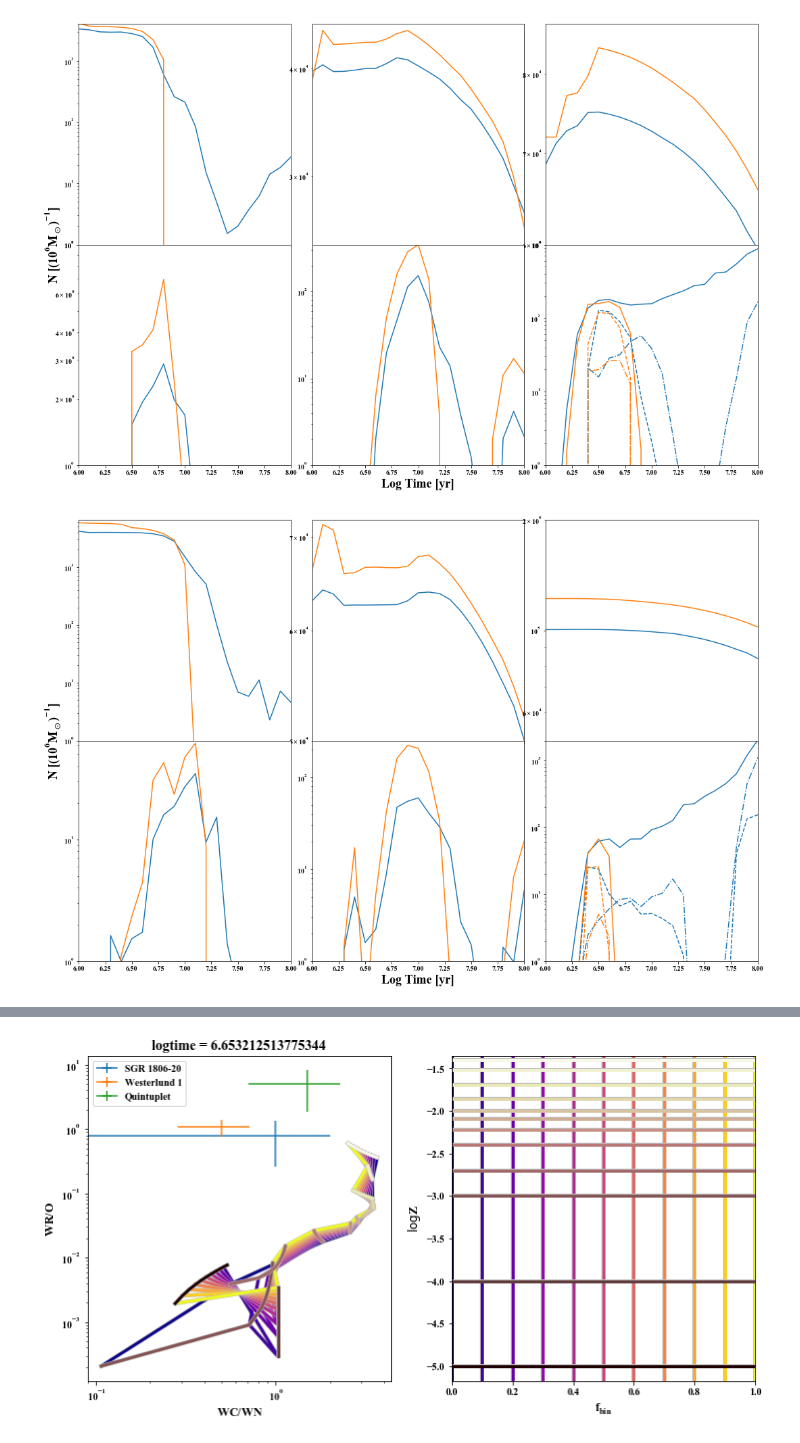
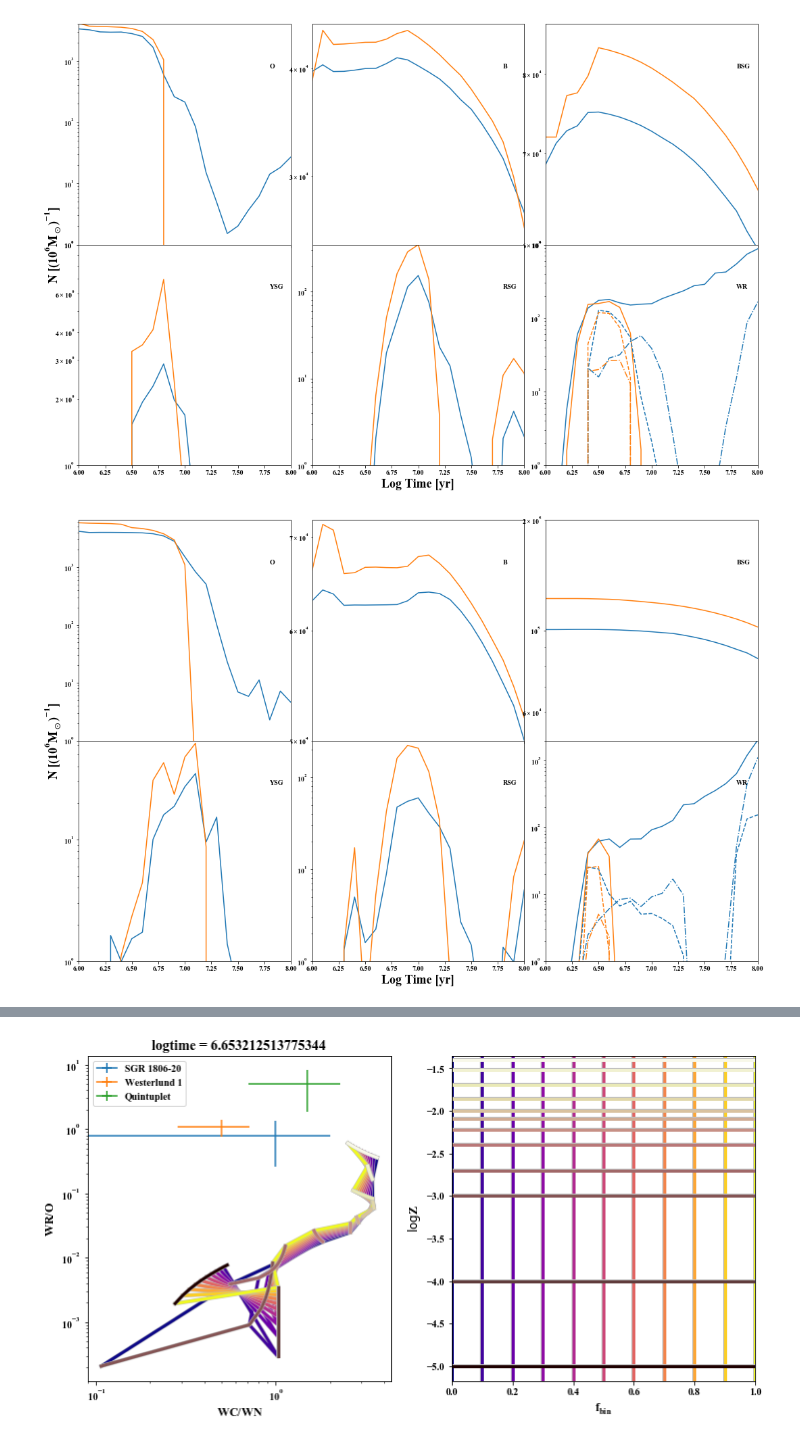
Before and after one commit to tzdwi/Diagnostics, a Jupyter notebook: code/diagnostics.ipynb, the cells around one changed output, grey strips where cells are left out. Saved outputs shown, nothing was run; the diff lists cells and outputs as text; code cells hidden in the pictures.

Commit message:
more diagnostic plots for paper

```diff
--- a/code/diagnostics.ipynb
+++ b/code/diagnostics.ipynb
@@ -79,34 +79,42 @@ ax2.plot(logages,get_arrs('B','z014')[0])
 ax2.plot(logages,get_arrs('B','z014')[1])
 
 ax3.plot(logages,get_arrs('BSG','z014')[0])
 ax3.plot(logages,get_arrs('BSG','z014')[1])
 
 ax4.plot(logages,get_arrs('YSG','z014')[0])
 ax4.plot(logages,get_arrs('YSG','z014')[1])
 
 ax5.plot(logages,get_arrs('RSG','z014')[0])
 ax5.plot(logages,get_arrs('RSG','z014')[1])
 
 ax6.plot(logages,get_arrs('WR','z014')[0],c='C0')
 ax6.plot(logages,get_arrs('WR','z014')[1],c='C1')
 ax6.plot(logages,get_arrs('WC','z014')[0],c='C0',ls='--')
 ax6.plot(logages,get_arrs('WC','z014')[1],c='C1',ls='--')
 ax6.plot(logages,get_arrs('WN','z014')[0],c='C0',ls='-.')
 ax6.plot(logages,get_arrs('WN','z014')[1],c='C1',ls='-.')
 
 ax1.set(xlim=(6,8), ylim=(1,4000),yscale='log')
 ax2.set(ylim=(2.5e4,4.5e4),yscale='log')
 ax3.set(ylim=(6e4,8.7e4),yscale='log')
 ax4.set(ylim=(1,10),yscale='log')
 ax5.set(ylim=(1,350),yscale='log')
 ax6.set(ylim=(1,1000),yscale='log')
 
+ax1.annotate('O', xy=(0,0), xycoords='axes fraction', xytext=(0.9, 0.8), textcoords='axes fraction')
+ax2.annotate('B', xy=(0,0), xycoords='axes fraction', xytext=(0.9, 0.8), textcoords='axes fraction')
+ax3.annotate('BSG', xy=(0,0), xycoords='axes fraction', xytext=(0.9, 0.8), textcoords='axes fraction')
+ax4.annotate('YSG', xy=(0,0), xycoords='axes fraction', xytext=(0.9, 0.8), textcoords='axes fraction')
+ax5.annotate('RSG', xy=(0,0), xycoords='axes fraction', xytext=(0.9, 0.8), textcoords='axes fraction')
+ax6.annotate('WR', xy=(0,0), xycoords='axes fraction', xytext=(0.9, 0.8), textcoords='axes fraction')
+
+
 labax.set_xlabel('Log Time [yr]',fontsize=18,family='serif')
 labax.set_ylabel('N [$(10^6 M_\odot)^{-1}$]',fontsize=18,family='serif')
 
 plt.savefig('../plots/z014_all_comp.eps')
 # %% [output]
-[figure, old version]
+[figure, new version]
 # %%
 #Let's make a plot of all of the different ratios, now at SMC metallicity
 fig = plt.figure(figsize=(18,12))
@@ -154,12 +162,19 @@ ax4.set(ylim=(1,65),yscale='log')
 ax5.set(ylim=(1,250),yscale='log')
 ax6.set(ylim=(1,2000),yscale='log')
 
+ax1.annotate('O', xy=(0,0), xycoords='axes fraction', xytext=(0.9, 0.8), textcoords='axes fraction')
+ax2.annotate('B', xy=(0,0), xycoords='axes fraction', xytext=(0.9, 0.8), textcoords='axes fraction')
+ax3.annotate('BSG', xy=(0,0), xycoords='axes fraction', xytext=(0.9, 0.8), textcoords='axes fraction')
+ax4.annotate('YSG', xy=(0,0), xycoords='axes fraction', xytext=(0.9, 0.8), textcoords='axes fraction')
+ax5.annotate('RSG', xy=(0,0), xycoords='axes fraction', xytext=(0.9, 0.8), textcoords='axes fraction')
+ax6.annotate('WR', xy=(0,0), xycoords='axes fraction', xytext=(0.9, 0.8), textcoords='axes fraction')
+
 labax.set_xlabel('Log Time [yr]',fontsize=18,family='serif')
 labax.set_ylabel('N [$(10^6 M_\odot)^{-1}$]',fontsize=18,family='serif')
 
 plt.savefig('../plots/z002_all_comp.eps')
 # %% [output]
-[figure, old version]
+[figure, new version]
 # %%
 #Let's make a plot of all of the different ratios, now at 2x solar metallicity
 fig = plt.figure(figsize=(18,12))
```
Also changed, not shown: parts of 5 cells of this notebook, 6 other files.
